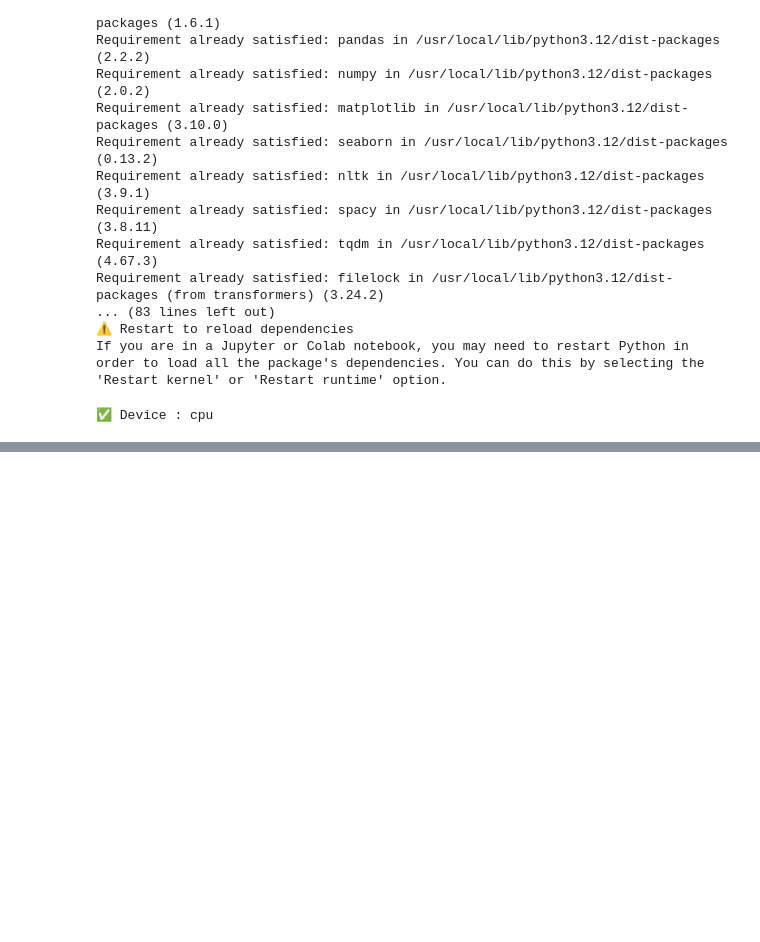
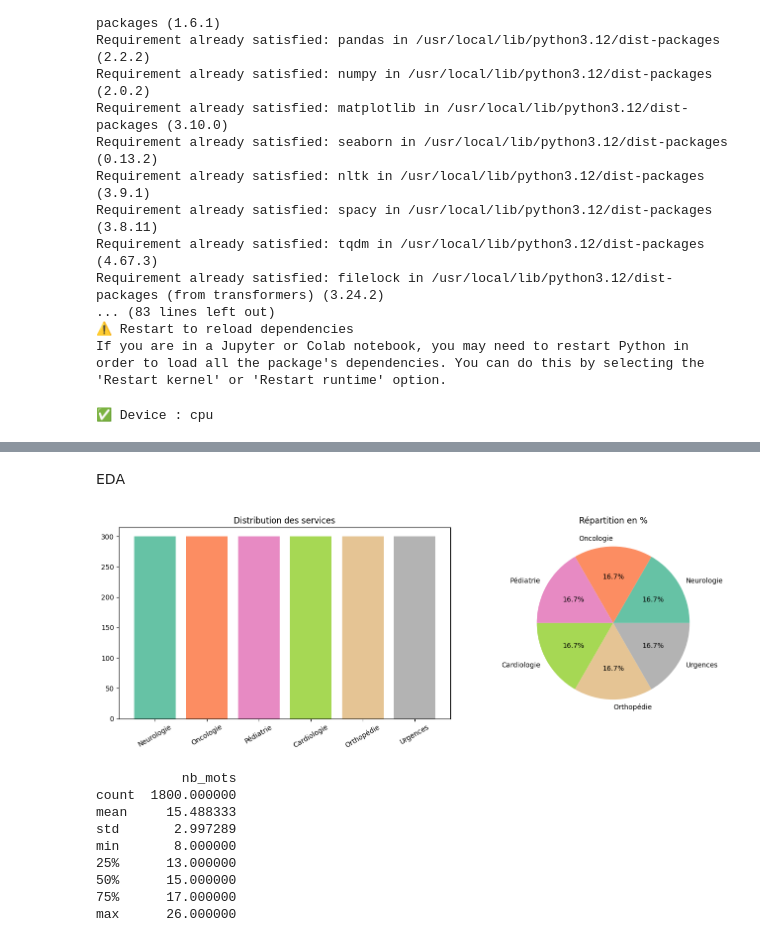
Before and after one commit to lorida0777/Recommendation_services_hospitaliers, a Jupyter notebook: Recommendation_services_hospitaliers.ipynb, the cells around one changed output, grey strips where cells are left out. Saved outputs shown, nothing was run; the diff lists cells and outputs as text; code cells hidden in the pictures; blank space fills up the shorter version.

```diff
--- a/Recommendation_services_hospitaliers.ipynb
+++ b/Recommendation_services_hospitaliers.ipynb
@@ -64,0 +180,26 @@ print(f"✅ Device : {DEVICE}")
+# %% [markdown]
+EDA
+# %%
+fig, axes = plt.subplots(1, 2, figsize=(14, 5))
+counts = df['service'].value_counts()
+axes[0].bar(counts.index, counts.values, color=plt.cm.Set2(np.linspace(0,1,len(counts))))
+axes[0].set_title('Distribution des services')
+axes[0].tick_params(axis='x', rotation=30)
+axes[1].pie(counts.values, labels=counts.index, autopct='%1.1f%%',
+            colors=plt.cm.Set2(np.linspace(0,1,len(counts))))
+axes[1].set_title('Répartition en %')
+plt.tight_layout(); plt.show()
+
+df['nb_mots'] = df['texte'].apply(lambda x: len(x.split()))
+print(df[['nb_mots']].describe())
+# %% [output]
+[figure, added]
+           nb_mots
+count  1800.000000
+mean     15.488333
+std       2.997289
+min       8.000000
+25%      13.000000
+50%      15.000000
+75%      17.000000
+max      26.000000
```
Also changed, not shown: parts of 3 cells of this notebook.
